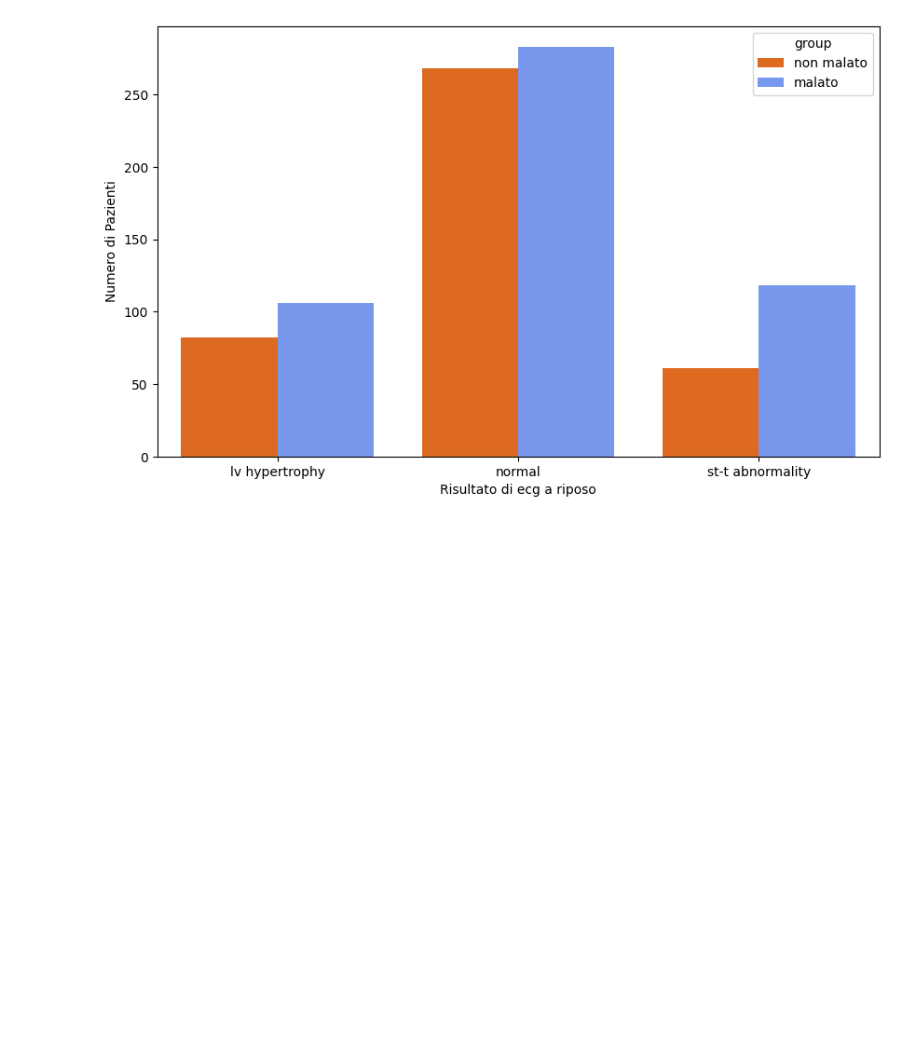
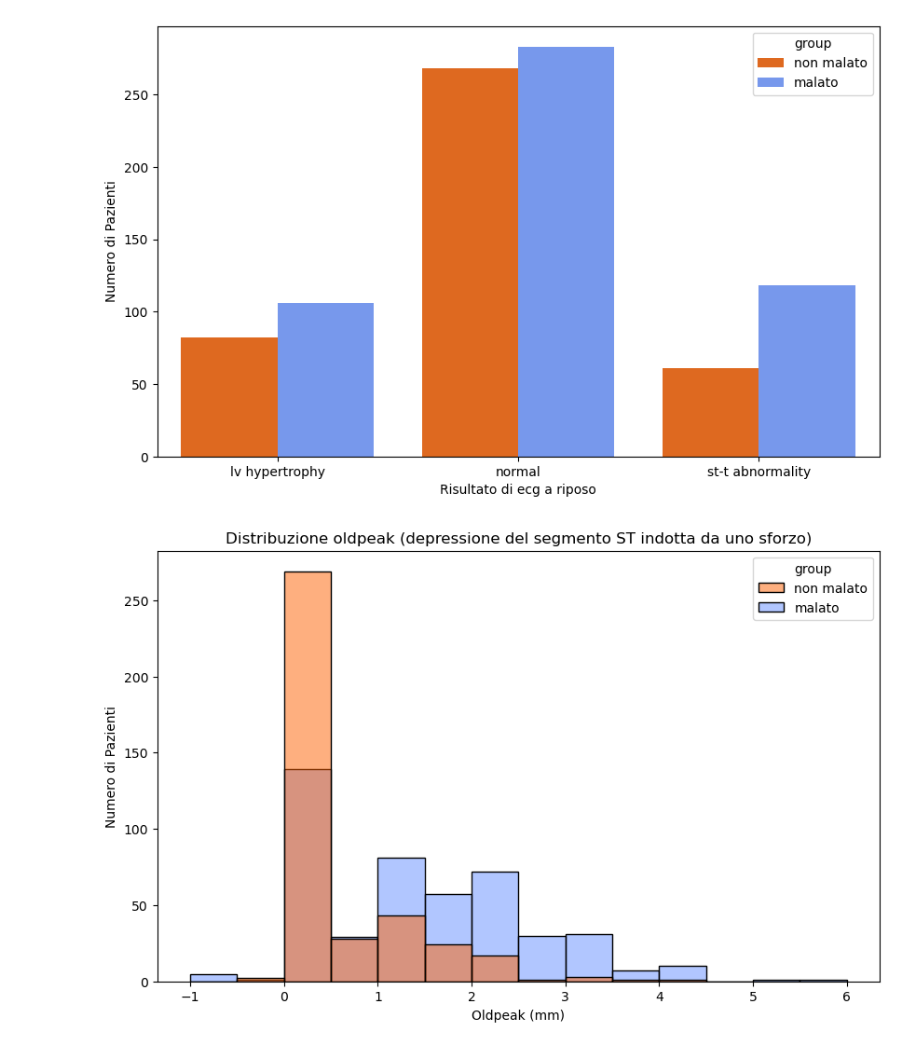
Before and after one commit to mattiaise/scientific-visualization, a Jupyter notebook: analisi_pazienti.ipynb, the cells around one changed output. Saved outputs shown, nothing was run; the diff lists cells and outputs as text; code cells hidden in the pictures; blank space fills up the shorter version.

```diff
--- a/analisi_pazienti.ipynb
+++ b/analisi_pazienti.ipynb
@@ -198,3 +236,15 @@ bar_plot.set_title("Distribuzione dei risultati dell'elettrocardiogramma (ECG)")
 plt.show()
 # %% [output]
 [figure]
+# %%
+#Istogramma per la distribuzione dell'attributo oldpeak
+bar_plot = sns.histplot(x='oldpeak', hue='group', data=df, palette=t_cls, bins=np.arange(-1, 6.1, .5))
+
+bar_plot.set_xlabel("Oldpeak (mm)")
+bar_plot.set_ylabel("Numero di Pazienti")
+
+bar_plot.set_title("Distribuzione oldpeak (depressione del segmento ST indotta da uno sforzo)")
+
+plt.show()
+# %% [output]
+[figure, added]
```
Also changed, not shown: parts of 9 cells of this notebook, 1 other file.
